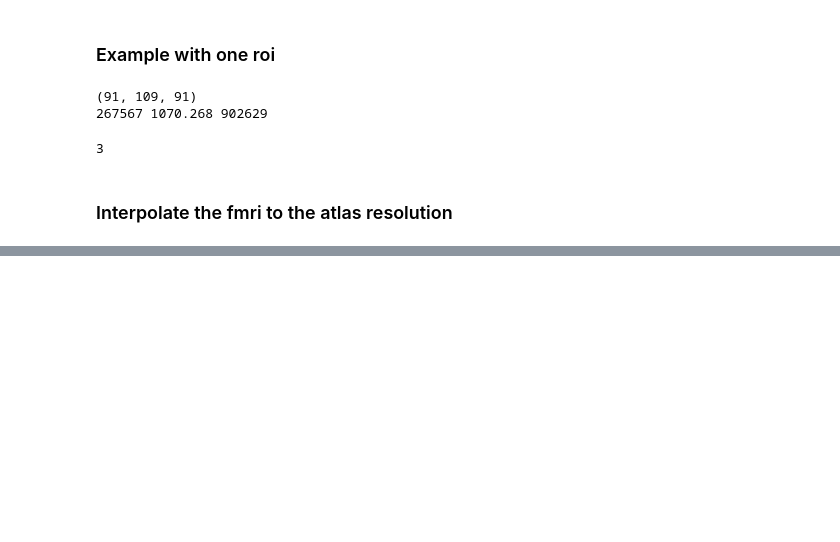
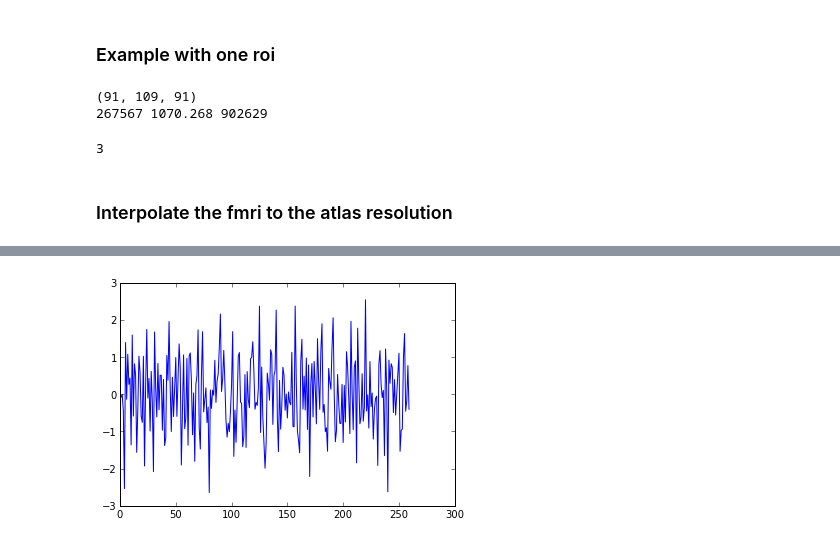
Before and after one commit to jbpoline/regions, a Jupyter notebook: regions/functional_parcellation.ipynb, the cells around one changed output, grey strips where cells are left out. Saved outputs shown, nothing was run; the diff lists cells and outputs as text; code cells hidden in the pictures; blank space fills up the shorter version.

```diff
--- a/regions/functional_parcellation.ipynb
+++ b/regions/functional_parcellation.ipynb
@@ -70,8 +71,10 @@ cmap_out = vox2mni(atlas.get_affine(), 1.0)
 out_shape = atlas.shape + (timedim,)
 # %%
-for f in filenames:
-    print f
-    img_in = nipy.load_image(f)
-    img_out = resample(img_in, cmap_out, np.eye(5), out_shape, order=1)
-    filename_out = osp.join(osp.dirname(f), 'i'+osp.basename(f))
-    _ = nipy.save_image(img_out, filename_out)
+Done = True
+if not Done:
+    for f in filenames:
+        print f
+        img_in = nipy.load_image(f)
+        img_out = resample(img_in, cmap_out, np.eye(5), out_shape, order=1)
+        filename_out = osp.join(osp.dirname(f), 'i'+osp.basename(f))
+        _ = nipy.save_image(img_out, filename_out)
@@ -120,0 +196,5 @@ for f in filenames:
+# %%
+a = features[500:501:8,60:320]
+p = plot(a.T)
+# %% [output]
+[figure, added]
```
Also changed, not shown: parts of 37 cells of this notebook.
